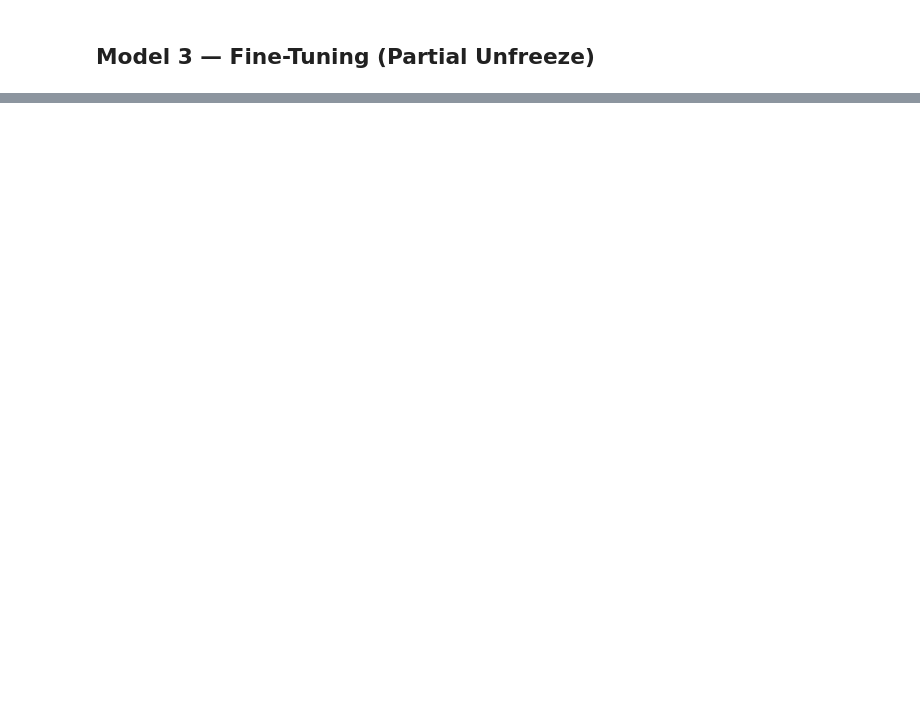
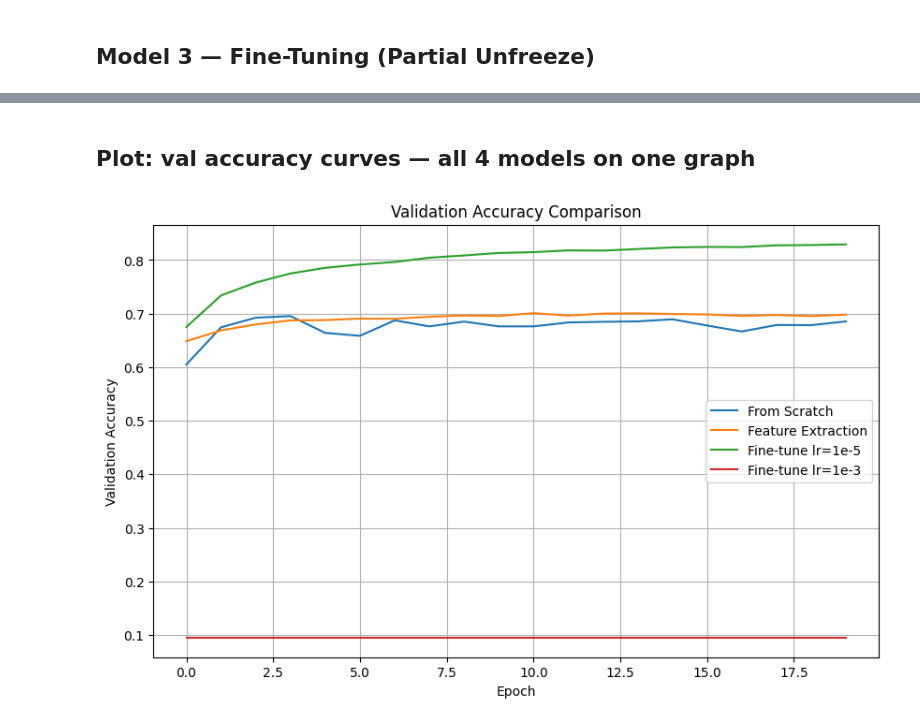
Before and after one commit to merehan123/cifar10-cnn-supervised-learning, a Jupyter notebook: notebooks/task6_transfer_learning.ipynb, the cells around one changed output, grey strips where cells are left out. Saved outputs shown, nothing was run; the diff lists cells and outputs as text; code cells hidden in the pictures; blank space fills up the shorter version.

```diff
--- a/notebooks/task6_transfer_learning.ipynb
+++ b/notebooks/task6_transfer_learning.ipynb
@@ -136,0 +160,6 @@ Test Acc: 0.6905 | Test Loss: 0.9018 | Time:6354.4s
+# %%
+model3.compile(
+    optimizer=tf.keras.optimizers.Adam(learning_rate=1e-5),
+    loss='categorical_crossentropy',
+    metrics=['accuracy']
+)
@@ -136,0 +211,25 @@ Test Acc: 0.6905 | Test Loss: 0.9018 | Time:6354.4s
+# %%
+from tensorflow.keras import layers, models
+
+model4 = models.Sequential([
+    base_model4,
+    layers.Flatten(),
+    layers.Dense(256, activation='relu'),
+    layers.Dropout(0.5),
+    layers.Dense(10, activation='softmax')
+])
+# %%
+from tensorflow import keras
+
+model4.compile(
+    optimizer=keras.optimizers.Adam(learning_rate=0.001),
+    loss='categorical_crossentropy',
+    metrics=['accuracy']
+)
+# %%
+hist4, acc4, loss4, time4 = train_and_evaluate(
+    model4,
+    x_train_resized, y_train,
+    x_val_resized, y_val,
+    x_test_resized, y_test
+)
@@ -136,0 +268,18 @@ Test Acc: 0.6905 | Test Loss: 0.9018 | Time:6354.4s
+# %% [markdown]
+## Plot: val accuracy curves — all 4 models on one graph
+# %%
+plt.figure(figsize=(10,6))
+
+plt.plot(hist1.history['val_accuracy'], label='From Scratch')
+plt.plot(hist2.history['val_accuracy'], label='Feature Extraction')
+plt.plot(hist3.history['val_accuracy'], label='Fine-tune lr=1e-5')
+plt.plot(hist4.history['val_accuracy'], label='Fine-tune lr=1e-3')
+
+plt.xlabel("Epoch")
+plt.ylabel("Validation Accuracy")
+plt.title("Validation Accuracy Comparison")
+plt.legend()
+plt.grid()
+plt.show()
+# %% [output]
+[figure, added]
```
Also changed, not shown: parts of 22 cells of this notebook.
